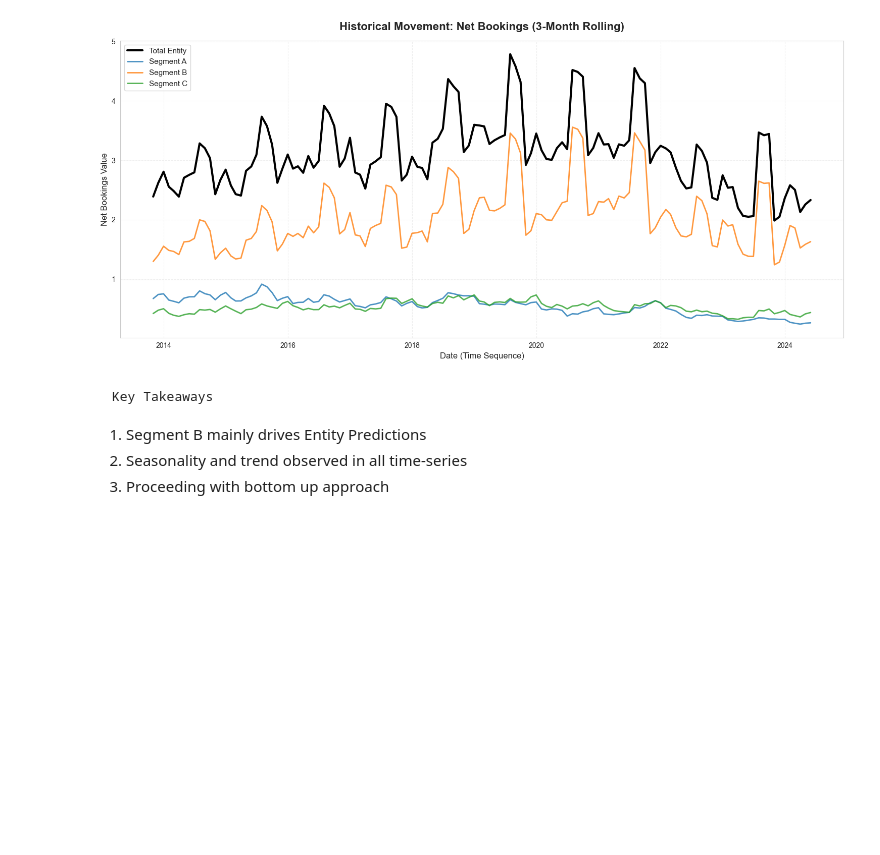
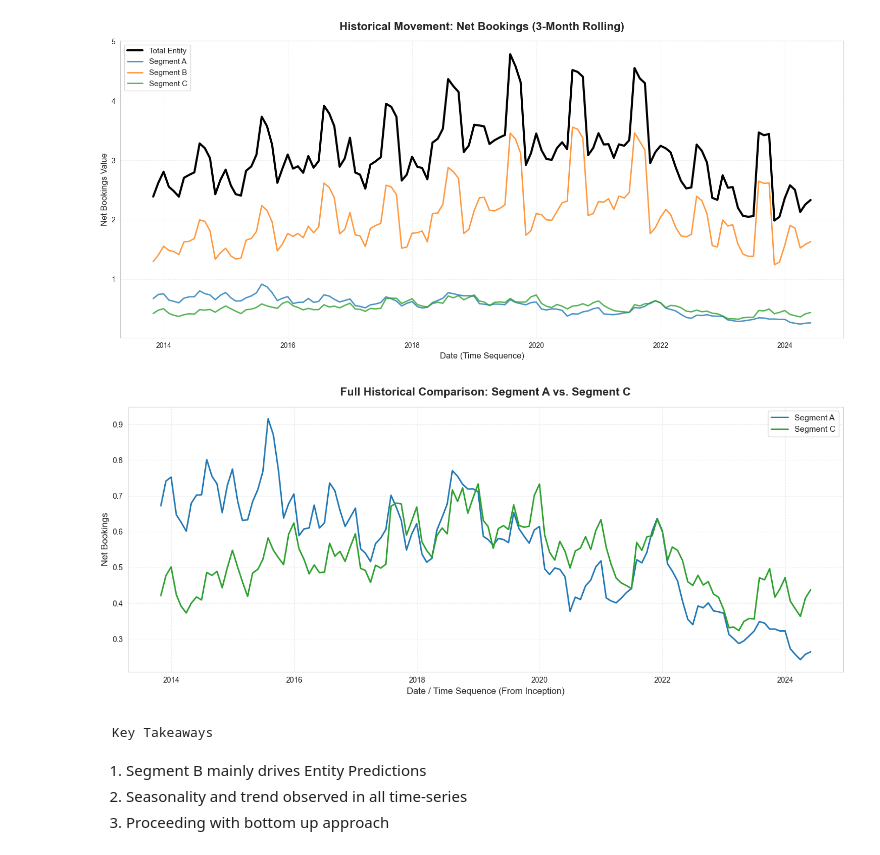
Before and after one commit to abhisekdey12/cisco_use_case, a Jupyter notebook: Entity Booking Forecast.ipynb, the cells around one changed output. Cells and saved outputs as stored; diff of their text form; code cells hidden in the pictures; blank space fills up the shorter version.

```diff
--- a/Entity Booking Forecast.ipynb
+++ b/Entity Booking Forecast.ipynb
@@ -76,6 +76,36 @@ plt.tight_layout()
 plt.show()
 # %% [output]
 [figure]
+# %%
+# Define the segments of interest
+zoom_cols = ['net_bookings_3m | Segment_A', 'net_bookings_3m | Segment_C']
+
+# Use the full dataframe to start from the first month
+df_full_history = df[zoom_cols].sort_index()
+
+# Initialize the plot
+plt.figure(figsize=(14, 6))
+
+# Plot Segment A (Full History)
+plt.plot(df_full_history.index, df_full_history['net_bookings_3m | Segment_A'],
+         label='Segment A', color='#1f77b4', linewidth=2)
+
+# Plot Segment C (Full History)
+plt.plot(df_full_history.index, df_full_history['net_bookings_3m | Segment_C'],
+         label='Segment C', color='#2ca02c', linewidth=2)
+
+# Formatting the visualization
+plt.title('Full Historical Comparison: Segment A vs. Segment C', fontsize=15, fontweight='bold', pad=15)
+plt.xlabel('Date / Time Sequence (From Inception)', fontsize=12)
+plt.ylabel('Net Bookings', fontsize=12)
+plt.legend(fontsize=11, loc='best')
+plt.grid(True, alpha=0.3, linestyle='--')
+
+# Display the plot
+plt.tight_layout()
+plt.show()
+# %% [output]
+[figure, added]
 # %% [markdown]
     Key Takeaways
 1) Segment B mainly drives Entity Predictions
```
Also changed, not shown: 3 other files.
